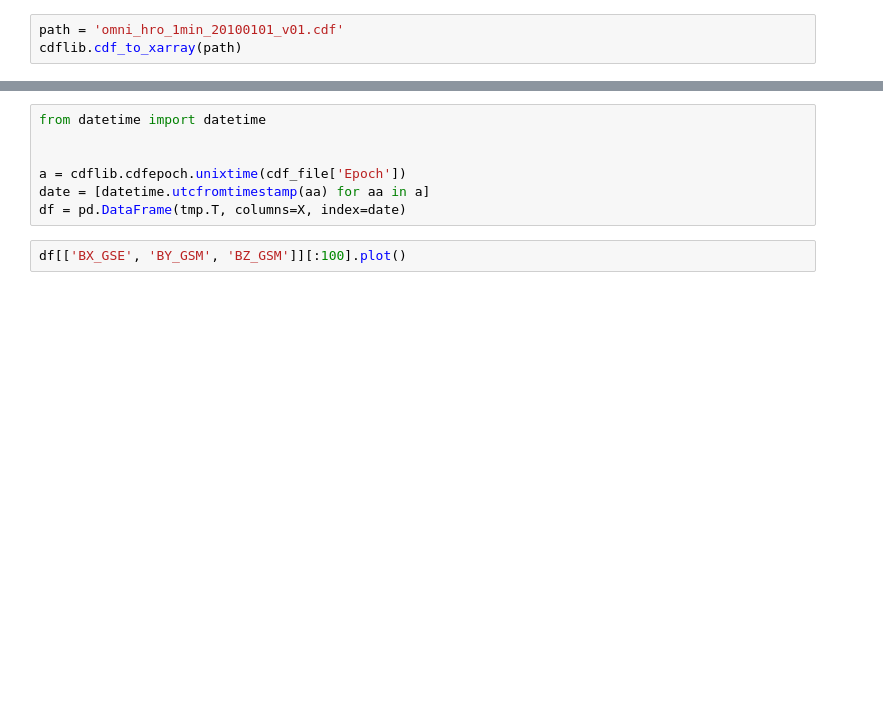
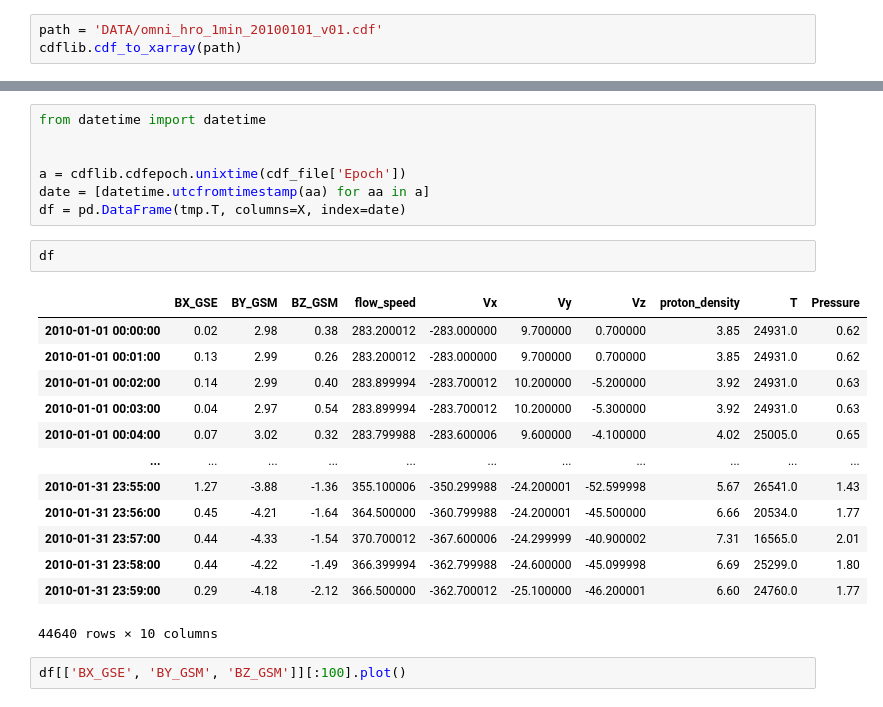
Before and after one commit to umeyuu/Prediction-of-Satellite-Potential-Using-Solar-Wind-Data, a Jupyter notebook: solar_wind.ipynb, the cells around one changed output, grey strips where cells are left out. Drawn from its saved outputs; the diff is of its cells as text; blank space fills up the shorter version.

```diff
--- a/solar_wind.ipynb
+++ b/solar_wind.ipynb
@@ -5,7 +5,7 @@ import pandas as pd
 import matplotlib.pyplot as plt
 import seaborn as sns
 # %%
-path = 'omni_hro_1min_20100101_v01.cdf'
+path = 'DATA/omni_hro_1min_20100101_v01.cdf'
 cdflib.cdf_to_xarray(path)
 # %% [output]
 <xarray.Dataset>
@@ -39,6 +39,22 @@ from datetime import datetime
 a = cdflib.cdfepoch.unixtime(cdf_file['Epoch'])
 date = [datetime.utcfromtimestamp(aa) for aa in a]
 df = pd.DataFrame(tmp.T, columns=X, index=date)
+# %%
+df
+# %% [output]
+|  | BX_GSE | BY_GSM | BZ_GSM | flow_speed | Vx | Vy | Vz | proton_density | T | Pressure |
+| 2010-01-01 00:00:00 | 0.02 | 2.98 | 0.38 | 283.200012 | -283.000000 | 9.700000 | 0.700000 | 3.85 | 24931.0 | 0.62 |
+| 2010-01-01 00:01:00 | 0.13 | 2.99 | 0.26 | 283.200012 | -283.000000 | 9.700000 | 0.700000 | 3.85 | 24931.0 | 0.62 |
+| 2010-01-01 00:02:00 | 0.14 | 2.99 | 0.40 | 283.899994 | -283.700012 | 10.200000 | -5.200000 | 3.92 | 24931.0 | 0.63 |
+| 2010-01-01 00:03:00 | 0.04 | 2.97 | 0.54 | 283.899994 | -283.700012 | 10.200000 | -5.300000 | 3.92 | 24931.0 | 0.63 |
+| 2010-01-01 00:04:00 | 0.07 | 3.02 | 0.32 | 283.799988 | -283.600006 | 9.600000 | -4.100000 | 4.02 | 25005.0 | 0.65 |
+| ... | ... | ... | ... | ... | ... | ... | ... | ... | ... | ... |
+| 2010-01-31 23:55:00 | 1.27 | -3.88 | -1.36 | 355.100006 | -350.299988 | -24.200001 | -52.599998 | 5.67 | 26541.0 | 1.43 |
+| 2010-01-31 23:56:00 | 0.45 | -4.21 | -1.64 | 364.500000 | -360.799988 | -24.200001 | -45.500000 | 6.66 | 20534.0 | 1.77 |
+| 2010-01-31 23:57:00 | 0.44 | -4.33 | -1.54 | 370.700012 | -367.600006 | -24.299999 | -40.900002 | 7.31 | 16565.0 | 2.01 |
+| 2010-01-31 23:58:00 | 0.44 | -4.22 | -1.49 | 366.399994 | -362.799988 | -24.600000 | -45.099998 | 6.69 | 25299.0 | 1.80 |
+| 2010-01-31 23:59:00 | 0.29 | -4.18 | -2.12 | 366.500000 | -362.700012 | -25.100000 | -46.200001 | 6.60 | 24760.0 | 1.77 |
+44640 rows × 10 columns
 # %%
 df[['BX_GSE', 'BY_GSM', 'BZ_GSM']][:100].plot()
 # %% [output]
```
Also changed, not shown: 3 other files.
